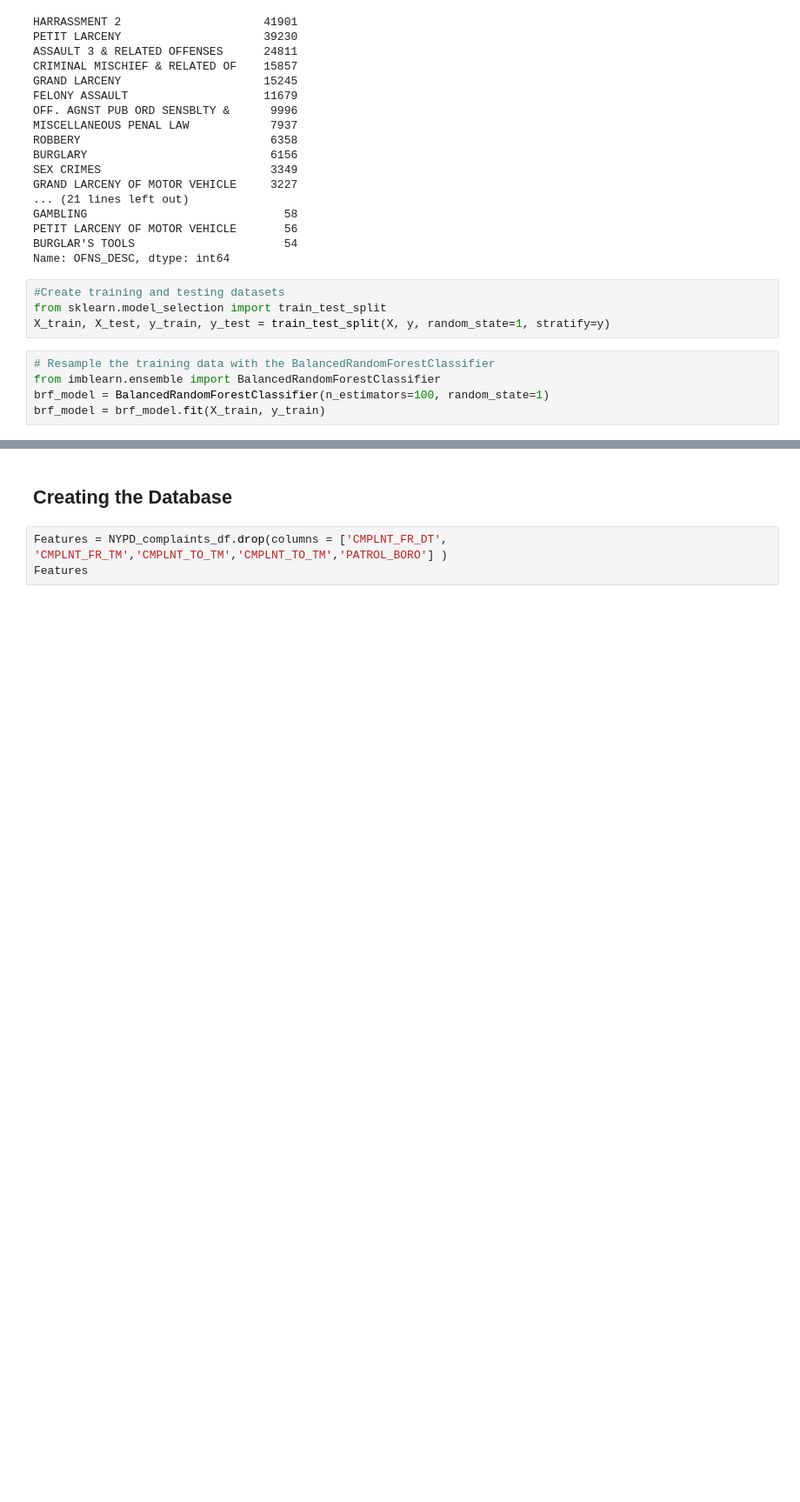
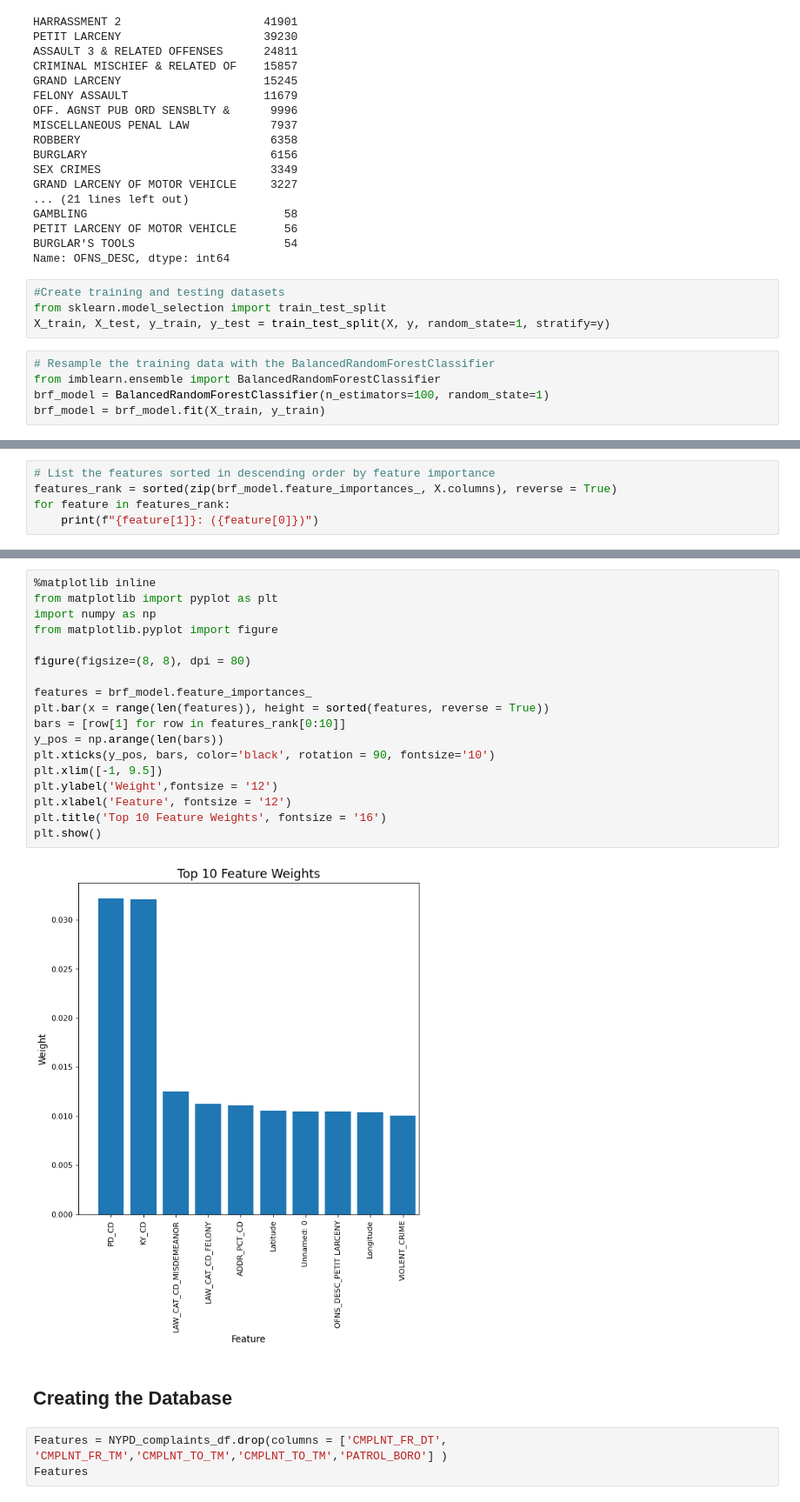
Before and after one commit to Hoots-25/NYPD_Analysis, a Jupyter notebook: NYPD_Complaints.ipynb, the cells around one changed output, grey strips where cells are left out. Shown at 87% size. Cells and saved outputs as stored; diff of their text form; blank space fills up the shorter version.

Commit message:
Add plots to show weights

```diff
--- a/NYPD_Complaints.ipynb
+++ b/NYPD_Complaints.ipynb
@@ -408,0 +431,5 @@ array([[ 110,    0,    0, ...,    0,    0,    0],
+# %%
+# List the features sorted in descending order by feature importance
+features_rank = sorted(zip(brf_model.feature_importances_, X.columns), reverse = True)
+for feature in features_rank:
+    print(f"{feature[1]}: ({feature[0]})")
@@ -409,3 +454,23 @@ array([[ 110,    0,    0, ...,    0,    0,    0],
+# %%
+%matplotlib inline
+from matplotlib import pyplot as plt
+import numpy as np
+from matplotlib.pyplot import figure
+
+figure(figsize=(8, 8), dpi = 80)
+
+features = brf_model.feature_importances_
+plt.bar(x = range(len(features)), height = sorted(features, reverse = True))
+bars = [row[1] for row in features_rank[0:10]]
+y_pos = np.arange(len(bars))
+plt.xticks(y_pos, bars, color='black', rotation = 90, fontsize='10')
+plt.xlim([-1, 9.5])
+plt.ylabel('Weight',fontsize = '12')
+plt.xlabel('Feature', fontsize = '12')
+plt.title('Top 10 Feature Weights', fontsize = '16')
+plt.show()
+# %% [output]
+[figure, added]
 # %% [markdown]
 ## Creating the Database
 # %%
```
Also changed, not shown: parts of 6 cells of this notebook.
